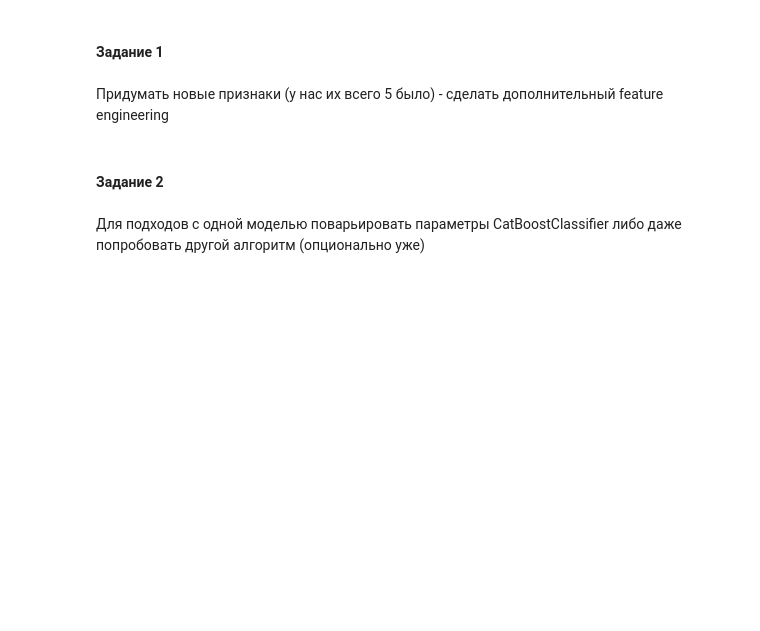
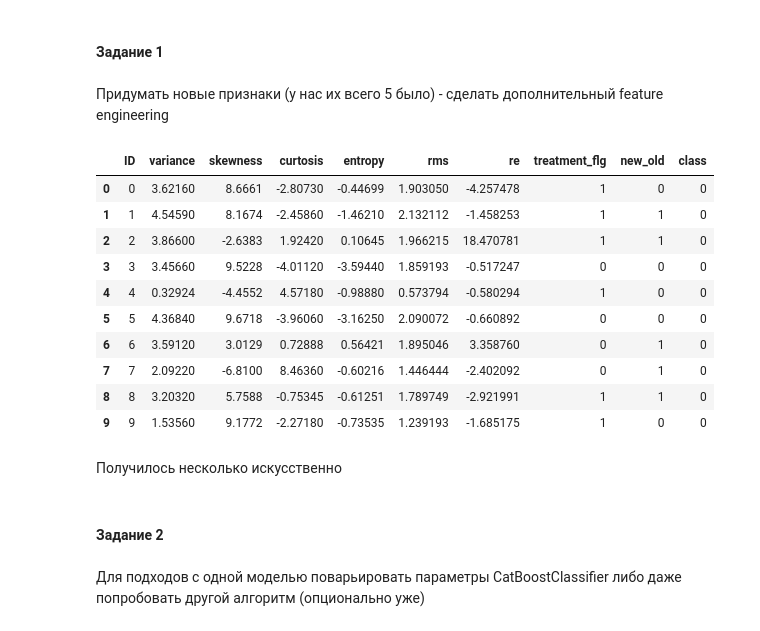
Before and after one commit to superbe/MachineLearningInBusiness, a Jupyter notebook: Lesson 7.ipynb, the cells around one changed output. Drawn from its saved outputs; the diff is of its cells as text; code cells hidden in the pictures; blank space fills up the shorter version.

```diff
--- a/Lesson 7.ipynb
+++ b/Lesson 7.ipynb
@@ -26,0 +177,2 @@
+# %%
+data.insert(0, 'ID', data.index.tolist())
@@ -59,3 +337,34 @@
+# %%
+data_dop = data.copy()
+# %%
+data_dop['rms'] = data_dop['variance']**0.5
+data_dop['re'] = data_dop['rms']/data_dop['entropy']
+data_dop['treatment_flg'] = np.random.choice([0,1], len(data_dop))
+data_dop['new_old'] = np.random.choice([0,1], len(data_dop))
+cat_features = ['new_old']
+
+models_results = {
+    'approach': [],
+    'uplift@30%': []
+}
+# %%
+data_dop = data_dop[['ID', 'variance', 'skewness', 'curtosis', 'entropy', 'rms', 're', 'treatment_flg', 'new_old', 'class']]
+# %%
+data_dop.head(10)
+# %% [output]
+|  | ID | variance | skewness | curtosis | entropy | rms | re | treatment_flg | new_old | class |
+| 0 | 0 | 3.62160 | 8.6661 | -2.80730 | -0.44699 | 1.903050 | -4.257478 | 1 | 0 | 0 |
+| 1 | 1 | 4.54590 | 8.1674 | -2.45860 | -1.46210 | 2.132112 | -1.458253 | 1 | 1 | 0 |
+| 2 | 2 | 3.86600 | -2.6383 | 1.92420 | 0.10645 | 1.966215 | 18.470781 | 1 | 1 | 0 |
+| 3 | 3 | 3.45660 | 9.5228 | -4.01120 | -3.59440 | 1.859193 | -0.517247 | 0 | 0 | 0 |
+| 4 | 4 | 0.32924 | -4.4552 | 4.57180 | -0.98880 | 0.573794 | -0.580294 | 1 | 0 | 0 |
+| 5 | 5 | 4.36840 | 9.6718 | -3.96060 | -3.16250 | 2.090072 | -0.660892 | 0 | 0 | 0 |
+| 6 | 6 | 3.59120 | 3.0129 | 0.72888 | 0.56421 | 1.895046 | 3.358760 | 0 | 1 | 0 |
+| 7 | 7 | 2.09220 | -6.8100 | 8.46360 | -0.60216 | 1.446444 | -2.402092 | 0 | 1 | 0 |
+| 8 | 8 | 3.20320 | 5.7588 | -0.75345 | -0.61251 | 1.789749 | -2.921991 | 1 | 1 | 0 |
+| 9 | 9 | 1.53560 | 9.1772 | -2.27180 | -0.73535 | 1.239193 | -1.685175 | 1 | 0 | 0 |
+# %% [markdown]
+Получилось несколько искусственно
 # %% [markdown]
 #### Задание 2
 # %% [markdown]
```
Also changed, not shown: parts of 72 cells of this notebook, 1 other file.
